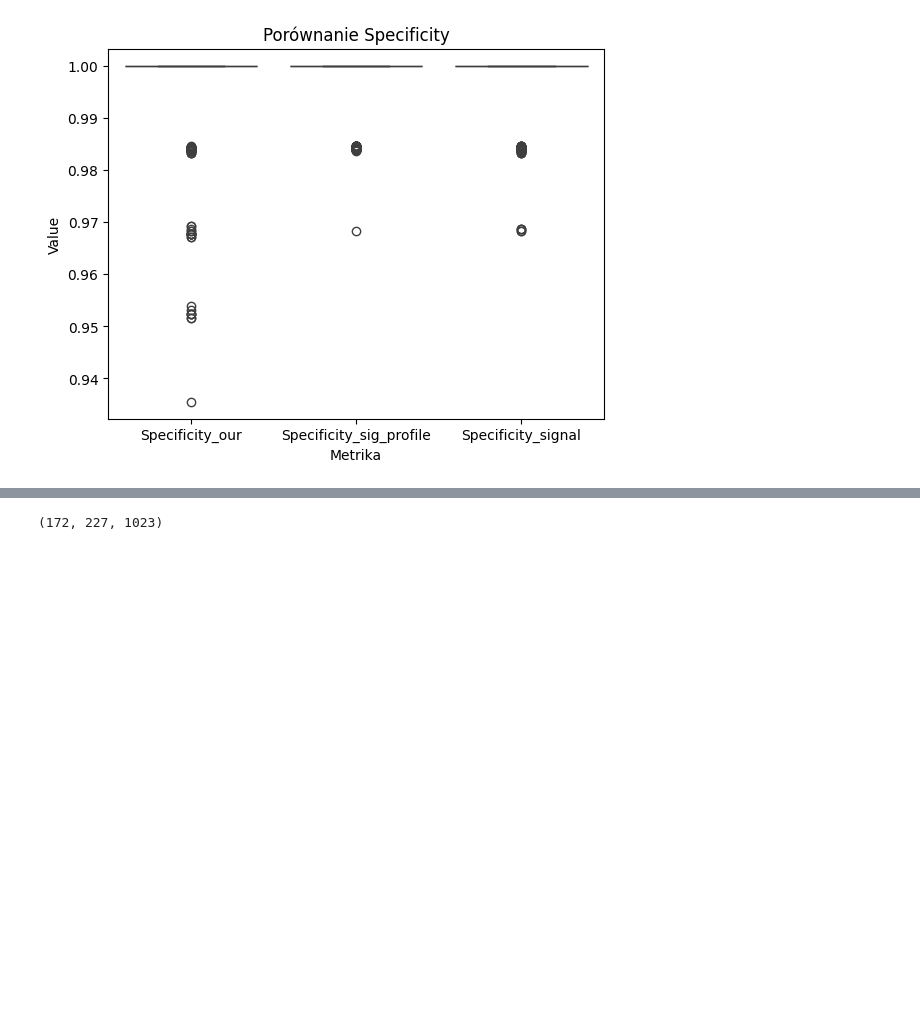
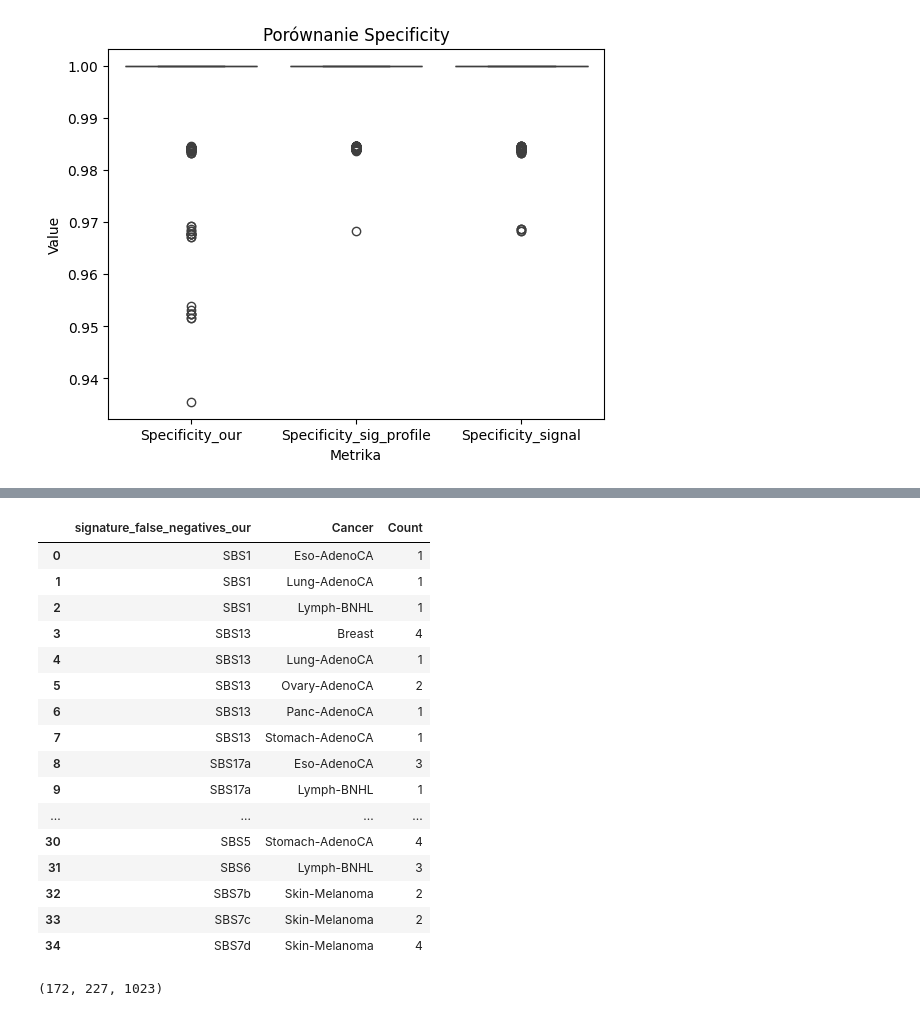
Before and after one commit to marcin119a/data_comparation, a Jupyter notebook: benchmark_6_output/interpretation_benchmark_6.ipynb, the cells around one changed output, grey strips where cells are left out. Drawn from its saved outputs; the diff is of its cells as text; code cells hidden in the pictures; blank space fills up the shorter version.

```diff
--- a/benchmark_6_output/interpretation_benchmark_6.ipynb
+++ b/benchmark_6_output/interpretation_benchmark_6.ipynb
@@ -75,6 +85,19 @@ def calculate_metrics(predicted, actual, total_values):
     specificity = true_negatives / total_negatives if total_negatives else 0
 
     return sensitivity, specificity, false_negatives, false_positives
+# %%
+indexes = ['SBS1', 'SBS2', 'SBS3', 'SBS4', 'SBS5', 'SBS6', 'SBS7a', 'SBS7b',
+           'SBS7c', 'SBS7d', 'SBS8', 'SBS9', 'SBS10a', 'SBS10b', 'SBS11', 'SBS12',
+           'SBS13', 'SBS14', 'SBS15', 'SBS16', 'SBS17a', 'SBS17b', 'SBS18',
+           'SBS19', 'SBS20', 'SBS21', 'SBS22', 'SBS23', 'SBS24', 'SBS25', 'SBS26',
+           'SBS27', 'SBS28', 'SBS29', 'SBS30', 'SBS31', 'SBS32', 'SBS33', 'SBS34',
+           'SBS35', 'SBS36', 'SBS37', 'SBS38', 'SBS39', 'SBS40', 'SBS41', 'SBS42',
+           'SBS43', 'SBS44', 'SBS45', 'SBS46', 'SBS47', 'SBS48', 'SBS49', 'SBS50',
+           'SBS51', 'SBS52', 'SBS53', 'SBS54', 'SBS55', 'SBS56', 'SBS57', 'SBS58',
+           'SBS59', 'SBS60', 'SBS84', 'SBS85']
+
+
+mapping = {index: name for index, name in enumerate(indexes)}
 # %%
 import pandas as pd
 
@@ -190,29 +207,49 @@ signatures_false_negatives_signal, signatures_false_positives_signal = [], []
 
 for idx, row in results_df.iterrows():
     for item in row['false_negatives_our']:
-      signatures_false_negatives_our.append({'Count': row['Pacjent'], 'signature_false_negatives_our': item})
+        signatures_false_negatives_our.append({'Count': row['Pacjent'], 'Cancer': row['Cancer'], 'signature_false_negatives_our': mapping[item]})
     for item in row['false_positives_our']:
-      signatures_false_positives_our.append({'Count': row['Pacjent'], 'signature_false_positives_our': item})
+        signatures_false_positives_our.append({'Count': row['Pacjent'], 'Cancer': row['Cancer'], 'signature_false_positives_our': mapping[item]})
 
     for item in row['false_negatives_sig_profile']:
-      signatures_false_negatives_sig_profile.append({'Count': row['Pacjent'], 'signature_false_negatives_sig_profile': item})
+        signatures_false_negatives_sig_profile.append({'Count': row['Pacjent'], 'Cancer': row['Cancer'], 'signature_false_negatives_sig_profile': mapping[item]})
     for item in row['false_positives_sig_profile']:
-      signatures_false_positives_sig_profile.append({'Count': row['Pacjent'], 'signature_false_positives_sig_profile': item})
+        signatures_false_positives_sig_profile.append({'Count': row['Pacjent'],  'Cancer': row['Cancer'], 'signature_false_positives_sig_profile': mapping[item]})
 
     for item in row['false_negatives_signal']:
-      signatures_false_negatives_signal.append({'Count': row['Pacjent'], 'signature_false_negatives_signal': item})
+        signatures_false_negatives_signal.append({'Count': row['Pacjent'], 'Cancer': row['Cancer'], 'signature_false_negatives_signal': mapping[item]})
     for item in row['false_positives_signal']:
-      signatures_false_positives_signal.append({'Count': row['Pacjent'], 'signature_false_positives_signal': item})
+        signatures_false_positives_signal.append({'Count': row['Pacjent'], 'Cancer': row['Cancer'], 'signature_false_positives_signal': mapping[item]})
 # %%
 
 # Teraz możesz wykonać grupowanie na podstawie elementów
-grouped_fn_our = pd.DataFrame(signatures_false_negatives_our).groupby('signature_false_negatives_our').count().reset_index()
+grouped_fn_our = pd.DataFrame(signatures_false_negatives_our).groupby(['signature_false_negatives_our', 'Cancer']).count().reset_index()
 grouped_fp_our = pd.DataFrame(signatures_false_positives_our).groupby('signature_false_positives_our').count().reset_index()
 grouped_fn_sig_profile = pd.DataFrame(signatures_false_negatives_sig_profile).groupby('signature_false_negatives_sig_profile').count().reset_index()
 grouped_fp_sig_profile = pd.DataFrame(signatures_false_positives_sig_profile).groupby('signature_false_positives_sig_profile').count().reset_index()
 
 grouped_fn_signal = pd.DataFrame(signatures_false_negatives_signal).groupby('signature_false_negatives_signal').count().reset_index()
 grouped_fp_signal = pd.DataFrame(signatures_false_positives_signal).groupby('signature_false_positives_signal').count().reset_index()
+# %%
+grouped_fn_our
+# %% [output]
+|  | signature_false_negatives_our | Cancer | Count |
+| 0 | SBS1 | Eso-AdenoCA | 1 |
+| 1 | SBS1 | Lung-AdenoCA | 1 |
+| 2 | SBS1 | Lymph-BNHL | 1 |
+| 3 | SBS13 | Breast | 4 |
+| 4 | SBS13 | Lung-AdenoCA | 1 |
+| 5 | SBS13 | Ovary-AdenoCA | 2 |
+| 6 | SBS13 | Panc-AdenoCA | 1 |
+| 7 | SBS13 | Stomach-AdenoCA | 1 |
+| 8 | SBS17a | Eso-AdenoCA | 3 |
+| 9 | SBS17a | Lymph-BNHL | 1 |
+| ... | ... | ... | ... |
+| 30 | SBS5 | Stomach-AdenoCA | 4 |
+| 31 | SBS6 | Lymph-BNHL | 3 |
+| 32 | SBS7b | Skin-Melanoma | 2 |
+| 33 | SBS7c | Skin-Melanoma | 2 |
+| 34 | SBS7d | Skin-Melanoma | 4 |
 # %%
 grouped_fn_our['Count'].sum(), grouped_fn_sig_profile['Count'].sum(), grouped_fn_signal['Count'].sum()
 #sygnatura była istotna, a nie jest wykryta
```
Also changed, not shown: parts of 10 cells of this notebook.
